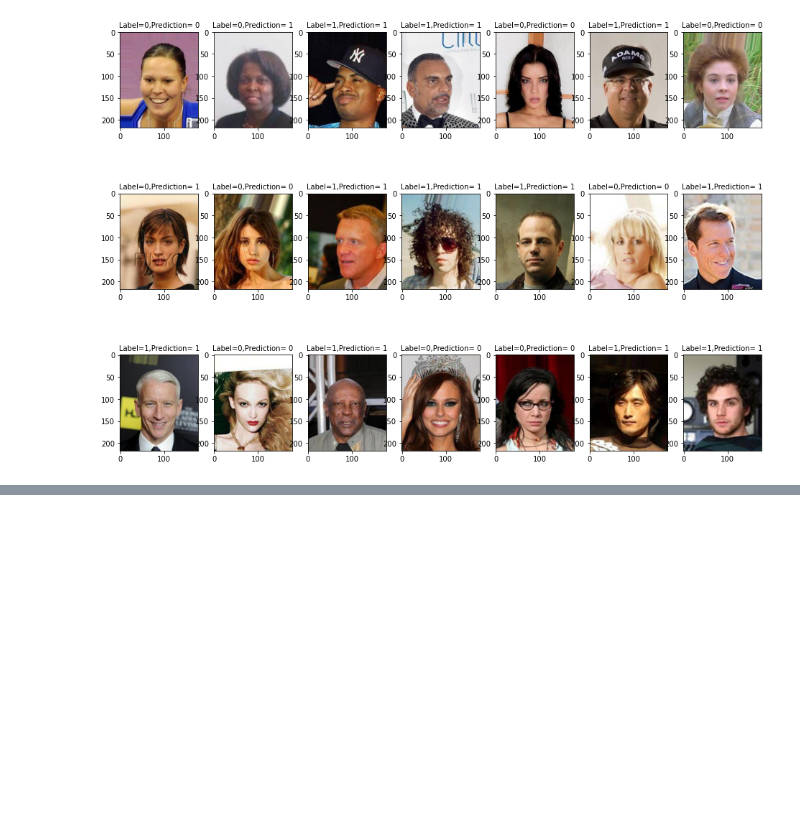
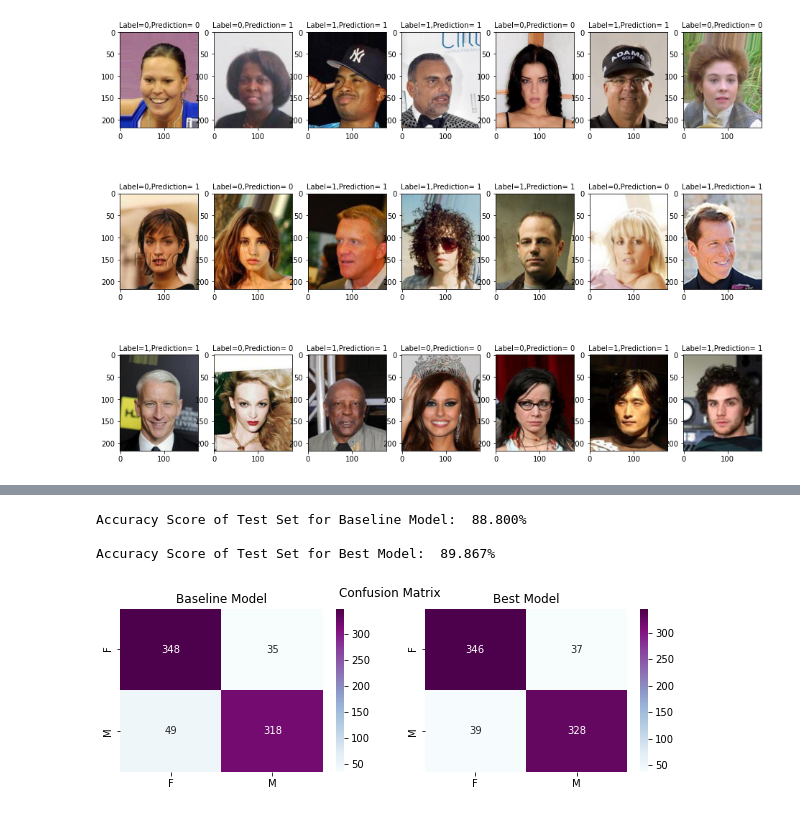
Before and after one commit to xeniakal/AMLS_20-21_SN20159465, a Jupyter notebook: A1/GenderClassification.ipynb, the cells around one changed output, grey strips where cells are left out. Saved outputs shown, nothing was run; the diff lists cells and outputs as text; code cells hidden in the pictures; blank space fills up the shorter version.

```diff
--- a/A1/GenderClassification.ipynb
+++ b/A1/GenderClassification.ipynb
@@ -1409,0 +1417,28 @@ plot_images_true_predicted_gender(X_test,y_test,y_pred,images_folder)
+# %%
+#Baseline model
+preds_svm = clf_svm_linear.predict(X_test)
+acc_lr = accuracy_score(y_test, preds_svm)
+print("\nAccuracy Score of Test Set for Baseline Model: ","{:.3%}".format(acc_lr))
+conf_matrix1 = confusion_matrix(y_test, preds_svm)
+
+#Best model
+preds_A1 = model_A1.predict(X_test_PCA)
+accuracy_B3 = accuracy_score(y_test,preds_A1)
+print("\nAccuracy Score of Test Set for Best Model: ","{:.3%}".format(accuracy_B3))
+conf_matrix2 = confusion_matrix(y_test,preds_A1)
+
+fig, (ax1, ax2) = plt.subplots(1, 2, figsize=(10,3))
+fig.suptitle('Confusion Matrix', fontsize=12)
+labels=['F','M']
+
+ax1.set_title('Baseline Model')
+sns.heatmap(conf_matrix1, annot=True, fmt='g', xticklabels=labels, yticklabels=labels,cmap= "BuPu",ax=ax1)
+
+ax2.set_title('Best Model')
+sns.heatmap(conf_matrix2, annot=True, fmt='g', xticklabels=labels, yticklabels=labels,cmap= "BuPu",ax=ax2)
+plt.show()
+# %% [output]
+Accuracy Score of Test Set for Baseline Model:  88.800%
+
+Accuracy Score of Test Set for Best Model:  89.867%
+[figure, added]
```
Also changed, not shown: parts of 4 cells of this notebook.
